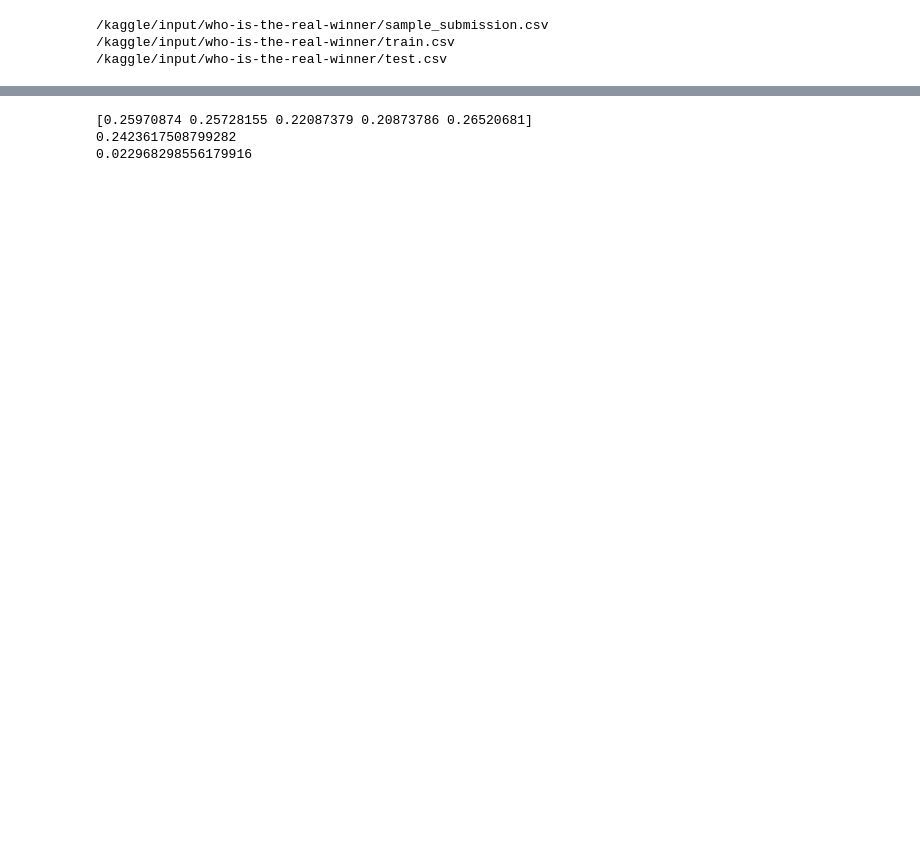
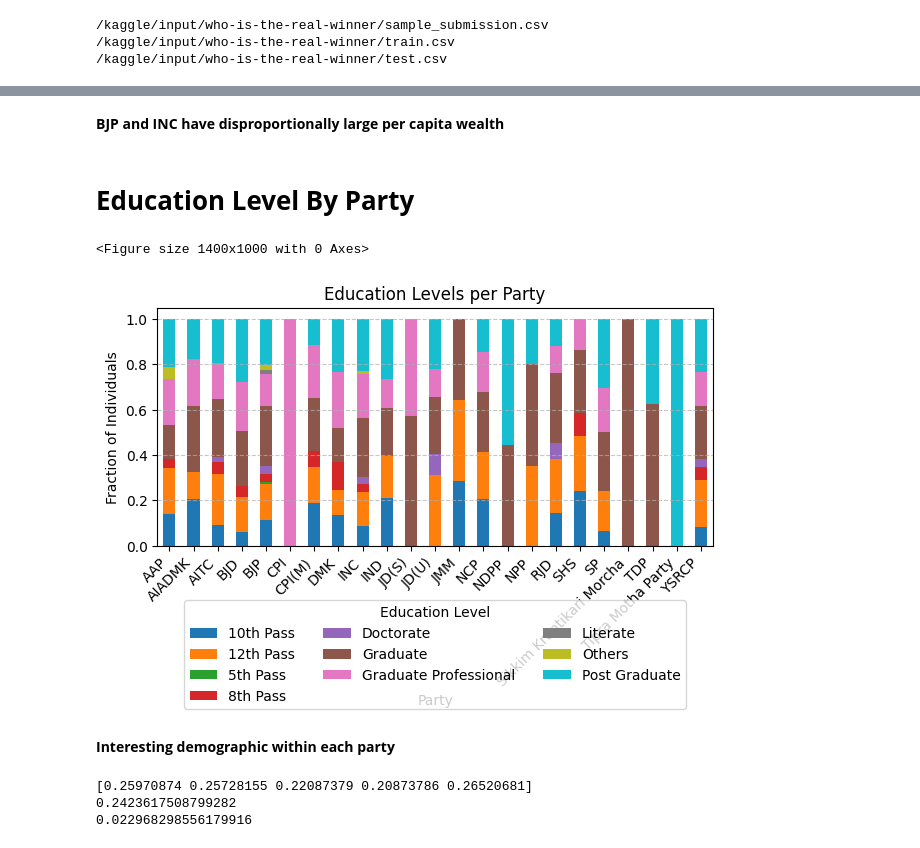
Before and after one commit to Codudegithub/CS253_ML_Project, a Jupyter notebook: notebook27dc988401.ipynb, the cells around one changed output, grey strips where cells are left out. Cells and saved outputs as stored; diff of their text form; code cells hidden in the pictures; blank space fills up the shorter version.

```diff
--- a/notebook27dc988401.ipynb
+++ b/notebook27dc988401.ipynb
@@ -55 +209,35 @@ def Numerical(value):
+# %% [markdown]
+**BJP and INC have disproportionally large per capita wealth**
+# %% [markdown]
+# **Education Level By Party**
+# %%
+education_levels = ['Graduate', 'Graduate Professional', 'Post Graduate', '8th Pass', '10th Pass', '12th Pass', 'Others']
+
+# Grouping by party and education level, and then counting the occurrences
+education_counts_per_party = train_data.groupby(['Party', 'Education']).size().unstack(fill_value=0)
+
+# Calculating total members per party
+total_members_per_party = train_data['Party'].value_counts()
+
+# Calculating fraction of members for each education level
+education_fraction_per_party = education_counts_per_party.div(total_members_per_party, axis=0)
+
+# Plotting as a grouped bar plot
+plt.figure(figsize=(14, 10))  # Larger figure size
+education_fraction_per_party.plot(kind='bar', stacked=True)
+plt.title('Education Levels per Party')
+plt.xlabel('Party')
+plt.ylabel('Fraction of Individuals')
+plt.xticks(rotation=45, ha='right')
+
+# Placing legend below the bar graph
+plt.legend(title='Education Level', bbox_to_anchor=(0.5, -0.2), loc='upper center', ncol=3)
+plt.grid(axis='y', linestyle='--', alpha=0.7)
+plt.tight_layout()
+plt.show()
+# %% [output]
+<Figure size 1400x1000 with 0 Axes>
+[figure, added]
+# %% [markdown]
+**Interesting demographic within each party**
 # %%
```
Also changed, not shown: parts of 20 cells of this notebook.
